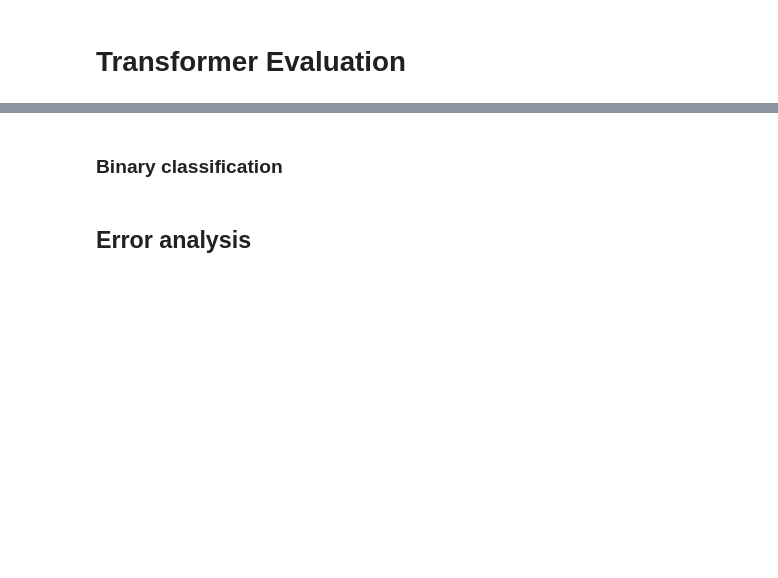
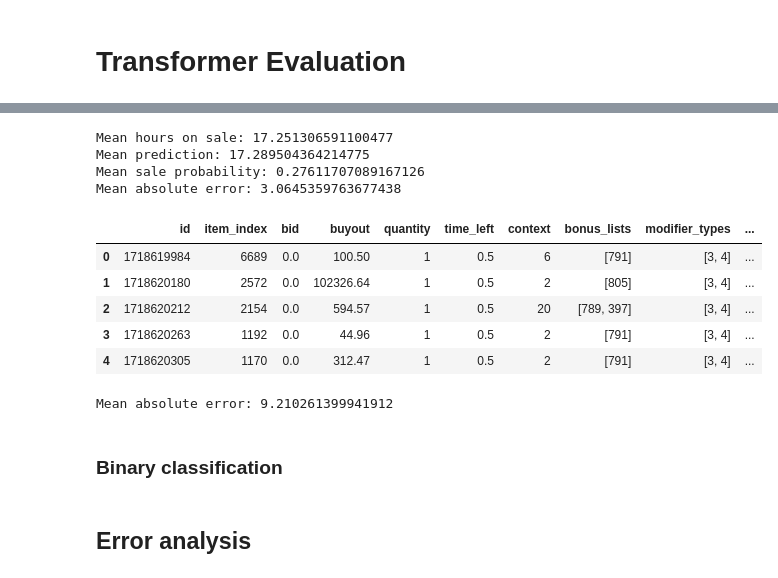
Before and after one commit to AngelUrq/auction_classic, a Jupyter notebook: notebooks/transformer_evaluation.ipynb, the cells around one changed output, grey strips where cells are left out. Drawn from its saved outputs; the diff is of its cells as text; code cells hidden in the pictures; blank space fills up the shorter version.

```diff
--- a/notebooks/transformer_evaluation.ipynb
+++ b/notebooks/transformer_evaluation.ipynb
@@ -32,5 +37,5 @@ print(f"Using device: {device}")
 # %%
-prediction_time = datetime.strptime("2025-04-01 00:00:00", "%Y-%m-%d %H:%M:%S")
+prediction_time = datetime.strptime("2025-04-12 00:00:00", "%Y-%m-%d %H:%M:%S")
 
 mappings_dir = '../generated/mappings'
 
@@ -68,6 +109,6 @@ df_auctions[['current_hours', 'hours_on_sale']].describe()
 # %%
 model = AuctionTransformer.load_from_checkpoint(
-    '../models/auction_transformer_40M/last.ckpt',
+    '../models/auction_transformer_40M/epoch_epoch=06.ckpt',
     map_location=device
 )
 
@@ -77,18 +122,34 @@ print('Pre-trained Transformer model loaded successfully.')
 # %%
 from src.models.inference import predict_dataframe
 
 model = model.to('cuda')
 df_auctions = predict_dataframe(model, df_auctions, prediction_time, feature_stats)
 
 print("Mean hours on sale:", df_auctions['hours_on_sale'].mean())
 print("Mean prediction:", df_auctions['prediction'].mean())
 print("Mean sale probability:", df_auctions['sale_probability'].mean())
 
-df_auctions.head()
+mae = mean_absolute_error(df_auctions['hours_on_sale'], df_auctions['prediction'])
+print(f"Mean absolute error: {mae}")
+
+df_auctions.head() # 8.45
+# %% [output]
+Mean hours on sale: 17.251306591100477
+Mean prediction: 17.289504364214775
+Mean sale probability: 0.27611707089167126
+Mean absolute error: 3.0645359763677438
+|  | id | item_index | bid | buyout | quantity | time_left | context | bonus_lists | modifier_types | ... |
+| 0 | 1718619984 | 6689 | 0.0 | 100.50 | 1 | 0.5 | 6 | [791] | [3, 4] | ... |
+| 1 | 1718620180 | 2572 | 0.0 | 102326.64 | 1 | 0.5 | 2 | [805] | [3, 4] | ... |
+| 2 | 1718620212 | 2154 | 0.0 | 594.57 | 1 | 0.5 | 20 | [789, 397] | [3, 4] | ... |
+| 3 | 1718620263 | 1192 | 0.0 | 44.96 | 1 | 0.5 | 2 | [791] | [3, 4] | ... |
+| 4 | 1718620305 | 1170 | 0.0 | 312.47 | 1 | 0.5 | 2 | [791] | [3, 4] | ... |
 # %%
 df_auctions_12h = df_auctions[df_auctions['current_hours'] <= 0]
 df_auctions_12h = df_auctions_12h[df_auctions_12h['time_left'] > 12.0]
 len(df_auctions_12h)
 
 mae = mean_absolute_error(df_auctions_12h['hours_on_sale'], df_auctions_12h['prediction'])
-print(f"Mean absolute error: {mae}")
+print(f"Mean absolute error: {mae}") # 5.43
+# %% [output]
+Mean absolute error: 9.210261399941912
```
Also changed, not shown: parts of 15 cells of this notebook, 6 other files.
